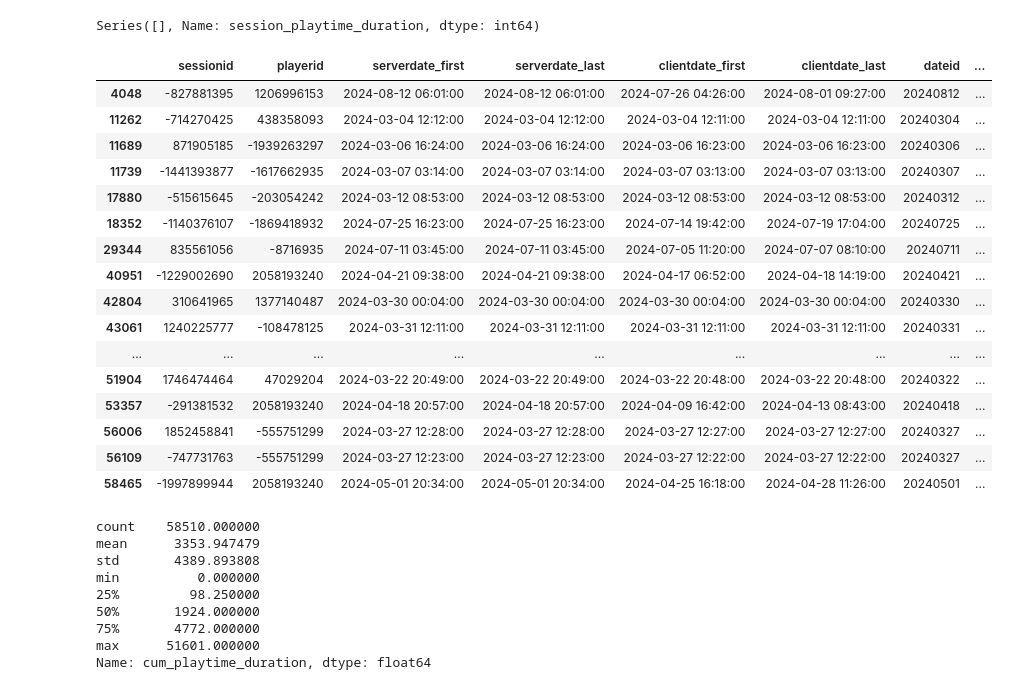
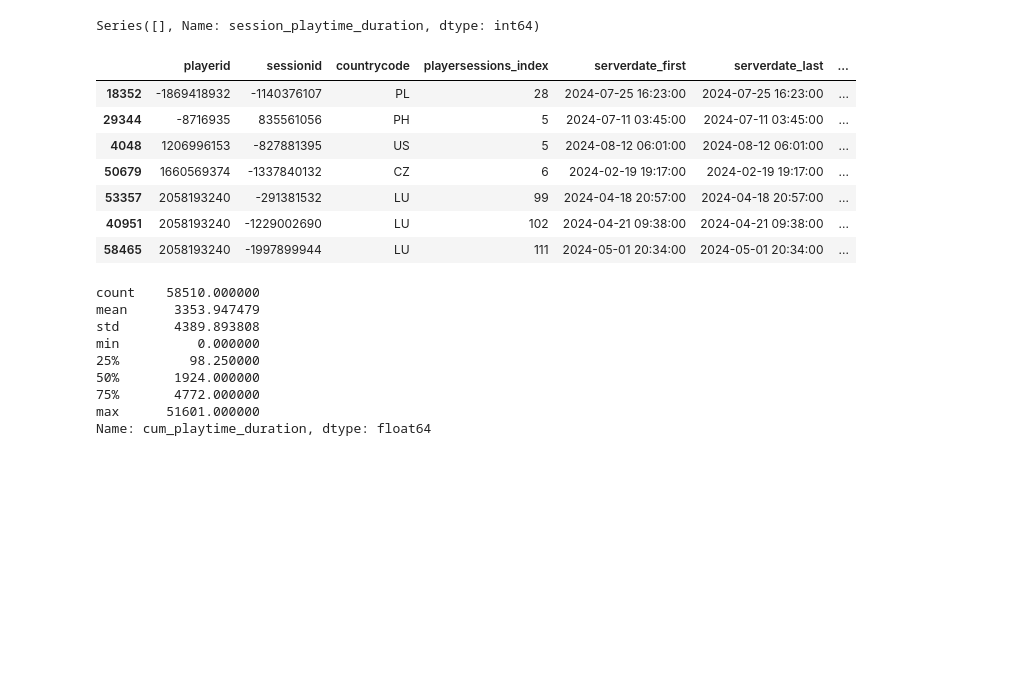
Before and after one commit to Mr28/game-user-engagement-analysis, a Jupyter notebook: Untitled-1.ipynb, the cells around one changed output. Cells and saved outputs as stored; diff of their text form; code cells hidden in the pictures; blank space fills up the shorter version.

```diff
--- a/Untitled-1.ipynb
+++ b/Untitled-1.ipynb
@@ -6,0 +27,31 @@ df = pd.read_csv(filepath_or_buffer=r"technical_test_data(in).csv")
+# %%
+df['time_since_joined'] = (df['clientdate_first'] - df.groupby('playerid')['clientdate_first'].transform('min')).dt.total_seconds()
+# %%
+df['play_ratio'] = df['session_playtime_duration'] / df['sessionuptime_duration']
+df.loc[(df['session_playtime_duration']==0) & (df['sessionuptime_duration']==0), 'play_ratio'] = 0.0
+
+df['gap'] = df.groupby('playerid')['clientdate_first'].diff().dt.total_seconds().fillna(0)
+# df['gap'] = (df['clientdate_first']-df.groupby('playerid')['clientdate_last'].shift(periods=1)).dt.total_seconds()
+# %%
+for var in ['gap', 'play_ratio']:
+
+    df[f'expanding_mean_{var}'] = df.groupby('playerid')[var].transform(lambda x: x.expanding().mean())
+    df[f'expanding_std_{var}'] = df.groupby('playerid')[var].transform(lambda x: x.expanding().std().fillna(0))
+
+    df[f'rolling_mean_{var}_3'] = df.groupby('playerid')[var].transform(lambda x: x.rolling(window=3, min_periods=1).mean())#.reset_index(level=0, drop=True)
+    df[f'rolling_std_{var}_3'] = df.groupby('playerid')[var].transform(lambda x: x.rolling(window=3, min_periods=1).std().fillna(0))
+# %%
+df['gap_between_sessions'] = (df['serverdate_first']-df.groupby('playerid')['serverdate_last'].shift(periods=1)).dt.total_seconds() / 3600
+
+df['mean_gap_between_sessions'] = df.groupby('playerid')['gap_between_sessions'].transform('mean')
+df['std_gap_between_sessions'] = df.groupby('playerid')['gap_between_sessions'].transform('std')
+
+max_date = df['serverdate_last'].max()
+
+df['last_session'] = (df.groupby('playerid')['serverdate_last'].shift(periods=-1).isna()) & \
+    (((max_date-df['serverdate_last']).dt.total_seconds()/3600) > df['mean_gap_between_sessions'] + 2*df['std_gap_between_sessions'])
+
+df.loc[(df.groupby('playerid')['serverdate_last'].shift(periods=-1).isna()) & (df['std_gap_between_sessions'].isna()), 'last_session'] = True
+
+
+df.drop(columns=['gap_between_sessions', 'mean_gap_between_sessions', 'std_gap_between_sessions'], inplace=True)
@@ -293,25 +468,17 @@ df.loc[(df['countrycode']=='RU5514') & (df['session_playtime_duration']!=-1), 's
 # %% [output]
 Series([], Name: session_playtime_duration, dtype: int64)
 # %%
-df[(df['session_playtime_duration']!=0) & (df['sessionuptime_duration']==0)]
+df.loc[(df['session_playtime_duration']>0) & (df['sessionuptime_duration']==0),
+       ['playerid', 'sessionid', 'countrycode', 'playersessions_index', 'serverdate_first', 'serverdate_last', 'clientdate_first', 'clientdate_last', 'session_playtime_duration', 'sessionuptime_duration']]
 # %% [output]
-|  | sessionid | playerid | serverdate_first | serverdate_last | clientdate_first | clientdate_last | dateid | ... |
-| 4048 | -827881395 | 1206996153 | 2024-08-12 06:01:00 | 2024-08-12 06:01:00 | 2024-07-26 04:26:00 | 2024-08-01 09:27:00 | 20240812 | ... |
-| 11262 | -714270425 | 438358093 | 2024-03-04 12:12:00 | 2024-03-04 12:12:00 | 2024-03-04 12:11:00 | 2024-03-04 12:11:00 | 20240304 | ... |
-| 11689 | 871905185 | -1939263297 | 2024-03-06 16:24:00 | 2024-03-06 16:24:00 | 2024-03-06 16:23:00 | 2024-03-06 16:23:00 | 20240306 | ... |
-| 11739 | -1441393877 | -1617662935 | 2024-03-07 03:14:00 | 2024-03-07 03:14:00 | 2024-03-07 03:13:00 | 2024-03-07 03:13:00 | 20240307 | ... |
-| 17880 | -515615645 | -203054242 | 2024-03-12 08:53:00 | 2024-03-12 08:53:00 | 2024-03-12 08:53:00 | 2024-03-12 08:53:00 | 20240312 | ... |
-| 18352 | -1140376107 | -1869418932 | 2024-07-25 16:23:00 | 2024-07-25 16:23:00 | 2024-07-14 19:42:00 | 2024-07-19 17:04:00 | 20240725 | ... |
-| 29344 | 835561056 | -8716935 | 2024-07-11 03:45:00 | 2024-07-11 03:45:00 | 2024-07-05 11:20:00 | 2024-07-07 08:10:00 | 20240711 | ... |
-| 40951 | -1229002690 | 2058193240 | 2024-04-21 09:38:00 | 2024-04-21 09:38:00 | 2024-04-17 06:52:00 | 2024-04-18 14:19:00 | 20240421 | ... |
-| 42804 | 310641965 | 1377140487 | 2024-03-30 00:04:00 | 2024-03-30 00:04:00 | 2024-03-30 00:04:00 | 2024-03-30 00:04:00 | 20240330 | ... |
-| 43061 | 1240225777 | -108478125 | 2024-03-31 12:11:00 | 2024-03-31 12:11:00 | 2024-03-31 12:11:00 | 2024-03-31 12:11:00 | 20240331 | ... |
-| ... | ... | ... | ... | ... | ... | ... | ... | ... |
-| 51904 | 1746474464 | 47029204 | 2024-03-22 20:49:00 | 2024-03-22 20:49:00 | 2024-03-22 20:48:00 | 2024-03-22 20:48:00 | 20240322 | ... |
-| 53357 | -291381532 | 2058193240 | 2024-04-18 20:57:00 | 2024-04-18 20:57:00 | 2024-04-09 16:42:00 | 2024-04-13 08:43:00 | 20240418 | ... |
-| 56006 | 1852458841 | -555751299 | 2024-03-27 12:28:00 | 2024-03-27 12:28:00 | 2024-03-27 12:27:00 | 2024-03-27 12:27:00 | 20240327 | ... |
-| 56109 | -747731763 | -555751299 | 2024-03-27 12:23:00 | 2024-03-27 12:23:00 | 2024-03-27 12:22:00 | 2024-03-27 12:22:00 | 20240327 | ... |
-| 58465 | -1997899944 | 2058193240 | 2024-05-01 20:34:00 | 2024-05-01 20:34:00 | 2024-04-25 16:18:00 | 2024-04-28 11:26:00 | 20240501 | ... |
+|  | playerid | sessionid | countrycode | playersessions_index | serverdate_first | serverdate_last | ... |
+| 18352 | -1869418932 | -1140376107 | PL | 28 | 2024-07-25 16:23:00 | 2024-07-25 16:23:00 | ... |
+| 29344 | -8716935 | 835561056 | PH | 5 | 2024-07-11 03:45:00 | 2024-07-11 03:45:00 | ... |
+| 4048 | 1206996153 | -827881395 | US | 5 | 2024-08-12 06:01:00 | 2024-08-12 06:01:00 | ... |
+| 50679 | 1660569374 | -1337840132 | CZ | 6 | 2024-02-19 19:17:00 | 2024-02-19 19:17:00 | ... |
+| 53357 | 2058193240 | -291381532 | LU | 99 | 2024-04-18 20:57:00 | 2024-04-18 20:57:00 | ... |
+| 40951 | 2058193240 | -1229002690 | LU | 102 | 2024-04-21 09:38:00 | 2024-04-21 09:38:00 | ... |
+| 58465 | 2058193240 | -1997899944 | LU | 111 | 2024-05-01 20:34:00 | 2024-05-01 20:34:00 | ... |
 # %%
 print(df['cum_playtime_duration'].describe())
 
```
Also changed, not shown: parts of 21 cells of this notebook.
